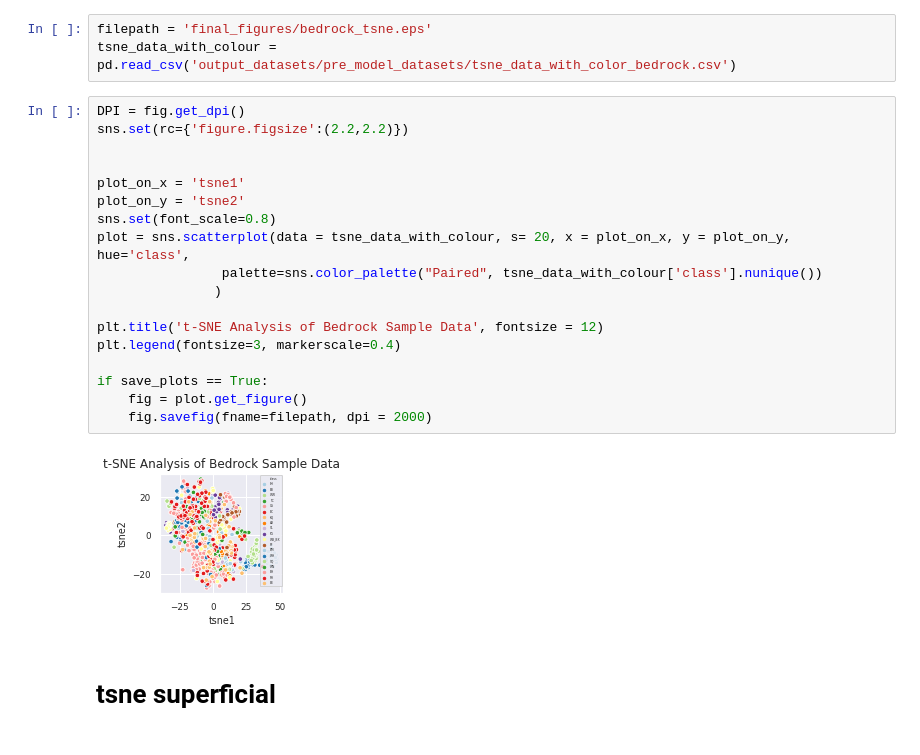
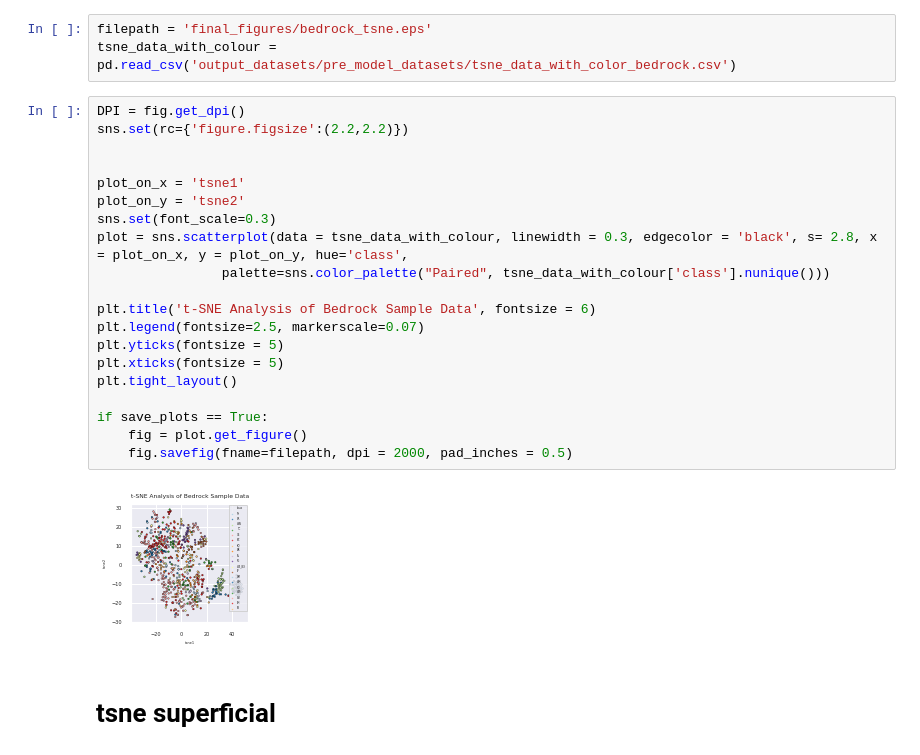
Before and after one commit to Spelaeo123/Machine_Learning, a Jupyter notebook: paper_1_notebooks/visualisations.ipynb, the cells around one changed output. Cells and saved outputs as stored; diff of their text form.

Commit message:
itested best graphic paramaters for tsne plots

```diff
--- a/paper_1_notebooks/visualisations.ipynb
+++ b/paper_1_notebooks/visualisations.ipynb
@@ -16,23 +16,25 @@ tsne_data_with_colour = pd.read_csv('output_datasets/pre_model_datasets/tsne_dat
 # %%
 DPI = fig.get_dpi()
 sns.set(rc={'figure.figsize':(2.2,2.2)})
 
 
 plot_on_x = 'tsne1'
 plot_on_y = 'tsne2'
-sns.set(font_scale=0.8)
-plot = sns.scatterplot(data = tsne_data_with_colour, s= 20, x = plot_on_x, y = plot_on_y, hue='class',
-                palette=sns.color_palette("Paired", tsne_data_with_colour['class'].nunique())
-               )
+sns.set(font_scale=0.3)
+plot = sns.scatterplot(data = tsne_data_with_colour, linewidth = 0.3, edgecolor = 'black', s= 2.8, x = plot_on_x, y = plot_on_y, hue='class',
+                palette=sns.color_palette("Paired", tsne_data_with_colour['class'].nunique()))
 
-plt.title('t-SNE Analysis of Bedrock Sample Data', fontsize = 12)
-plt.legend(fontsize=3, markerscale=0.4)
+plt.title('t-SNE Analysis of Bedrock Sample Data', fontsize = 6)
+plt.legend(fontsize=2.5, markerscale=0.07)
+plt.yticks(fontsize = 5)
+plt.xticks(fontsize = 5)
+plt.tight_layout()
 
 if save_plots == True:
     fig = plot.get_figure()
-    fig.savefig(fname=filepath, dpi = 2000)
+    fig.savefig(fname=filepath, dpi = 2000, pad_inches = 0.5)
 # %% [output]
-[figure, old version]
+[figure, new version]
 # %% [markdown]
 # tsne superficial
 # %%
```
Also changed, not shown: parts of 1 cell of this notebook, 3 other files.
